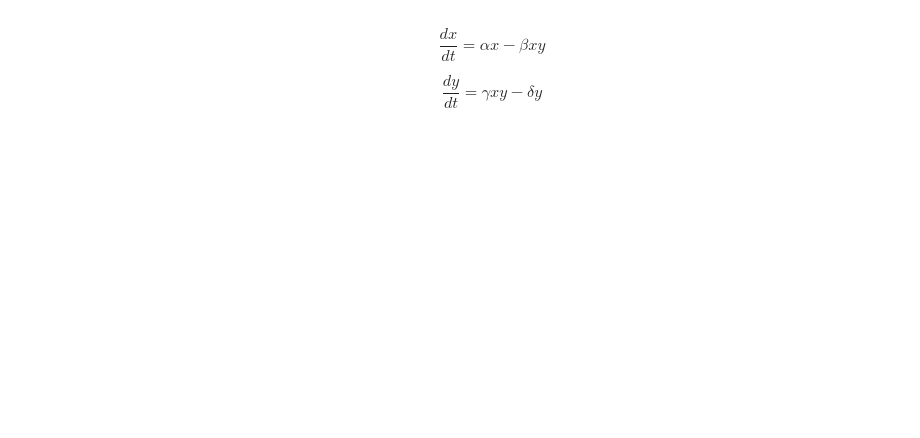
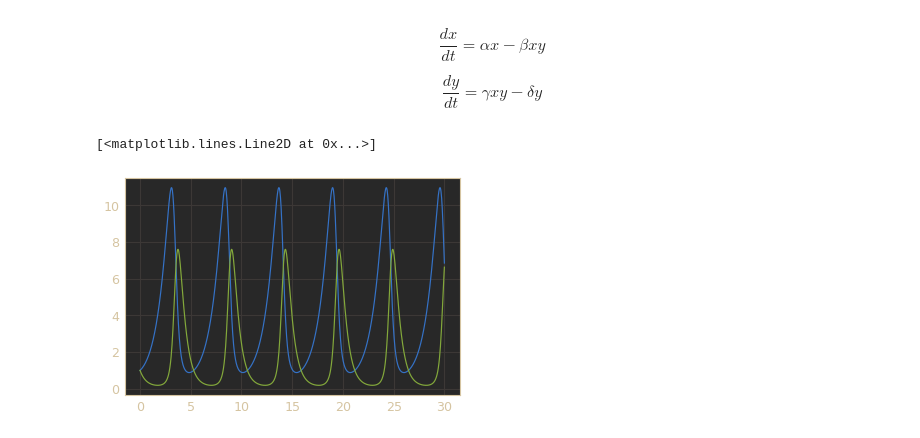
Before and after one commit to ruimpz/comp-phys, a Jupyter notebook: folha7/ex2.ipynb, the cells around one changed output. Drawn from its saved outputs; the diff is of its cells as text; code cells hidden in the pictures; blank space fills up the shorter version.

```diff
--- a/folha7/ex2.ipynb
+++ b/folha7/ex2.ipynb
@@ -31,4 +31,11 @@ def g(r, t, c, d):
 
 def h(r, t, a, b, c, d):
     return np.array([f(r, t, a, b), g(r, t, c, d)])
+# %%
+t, r = rk4(h, 0, 30, 1000, [1, 1], [1.0, .5, .5, 2.0])
+plt.plot(t, r[0])
+plt.plot(t, r[1])
+# %% [output]
+[<matplotlib.lines.Line2D at 0x...>]
+[figure, added]
 # %%
```
Also changed, not shown: parts of 2 cells of this notebook, 2 other files.
